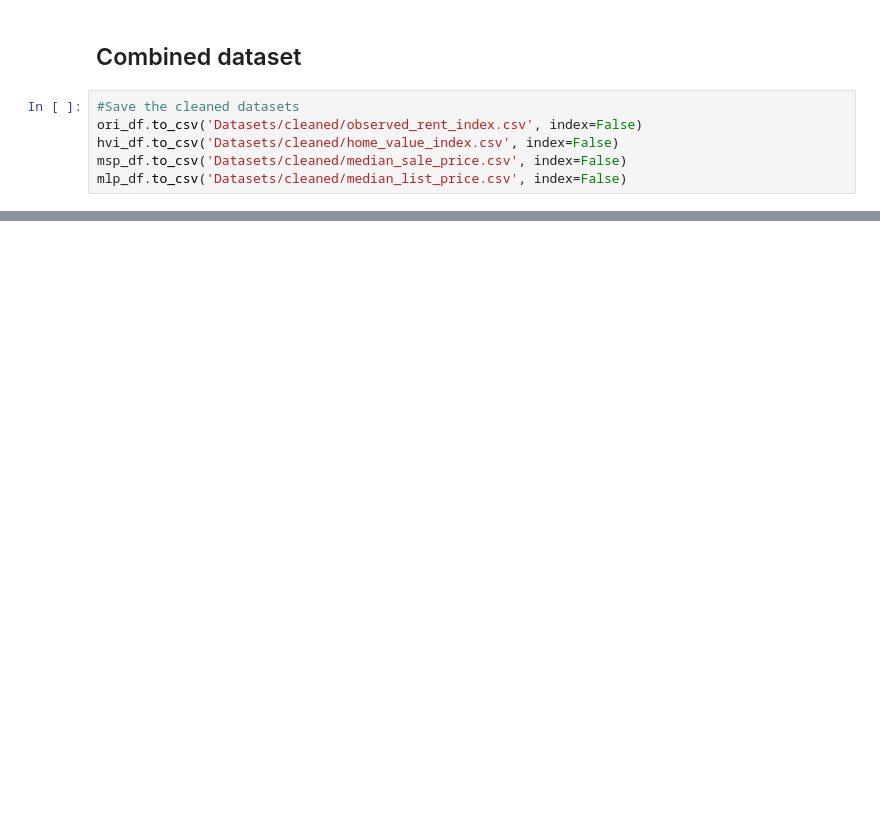
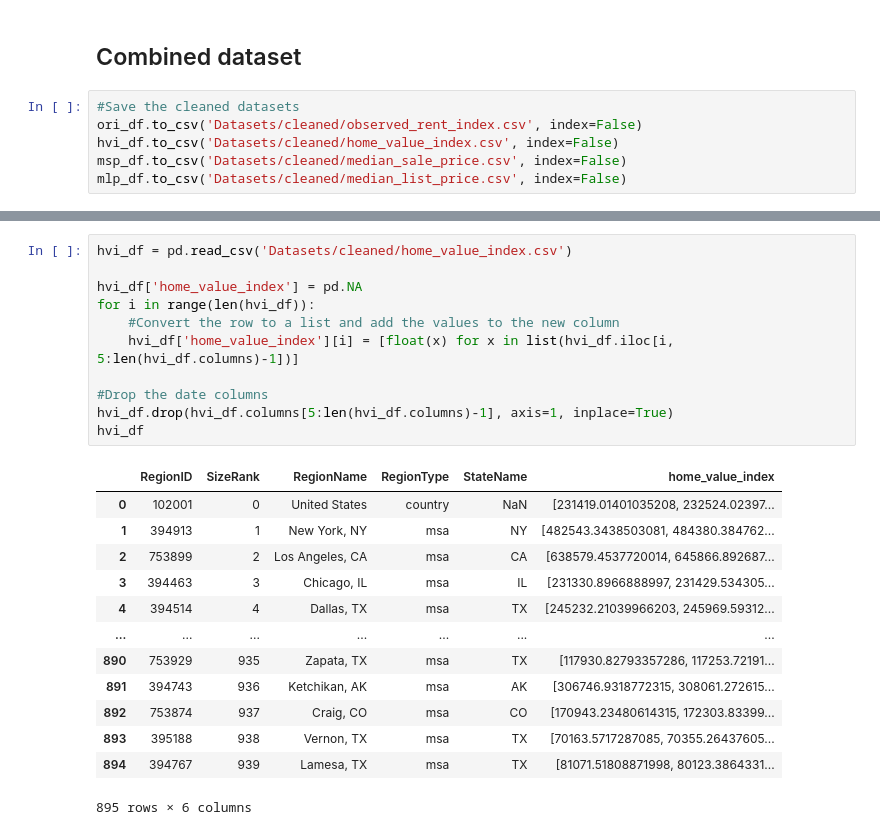
Before and after one commit to prnv19/Buy-vs-Rent, a Jupyter notebook: data_cleaning.ipynb, the cells around one changed output, grey strips where cells are left out. Drawn from its saved outputs; the diff is of its cells as text; blank space fills up the shorter version.

```diff
--- a/data_cleaning.ipynb
+++ b/data_cleaning.ipynb
@@ -211,0 +233,25 @@ mlp_df.to_csv('Datasets/cleaned/median_list_price.csv', index=False)
+# %%
+hvi_df = pd.read_csv('Datasets/cleaned/home_value_index.csv')
+
+hvi_df['home_value_index'] = pd.NA
+for i in range(len(hvi_df)):
+    #Convert the row to a list and add the values to the new column
+    hvi_df['home_value_index'][i] = [float(x) for x in list(hvi_df.iloc[i, 5:len(hvi_df.columns)-1])]
+
+#Drop the date columns
+hvi_df.drop(hvi_df.columns[5:len(hvi_df.columns)-1], axis=1, inplace=True)
+hvi_df
+# %% [output]
+|  | RegionID | SizeRank | RegionName | RegionType | StateName | home_value_index |
+| 0 | 102001 | 0 | United States | country | NaN | [231419.01401035208, 232524.02397... |
+| 1 | 394913 | 1 | New York, NY | msa | NY | [482543.3438503081, 484380.384762... |
+| 2 | 753899 | 2 | Los Angeles, CA | msa | CA | [638579.4537720014, 645866.892687... |
+| 3 | 394463 | 3 | Chicago, IL | msa | IL | [231330.8966888997, 231429.534305... |
+| 4 | 394514 | 4 | Dallas, TX | msa | TX | [245232.21039966203, 245969.59312... |
+| ... | ... | ... | ... | ... | ... | ... |
+| 890 | 753929 | 935 | Zapata, TX | msa | TX | [117930.82793357286, 117253.72191... |
+| 891 | 394743 | 936 | Ketchikan, AK | msa | AK | [306746.9318772315, 308061.272615... |
+| 892 | 753874 | 937 | Craig, CO | msa | CO | [170943.23480614315, 172303.83399... |
+| 893 | 395188 | 938 | Vernon, TX | msa | TX | [70163.5717287085, 70355.26437605... |
+| 894 | 394767 | 939 | Lamesa, TX | msa | TX | [81071.51808871998, 80123.3864331... |
+895 rows × 6 columns
```
Also changed, not shown: parts of 9 cells of this notebook, 2 other files.
